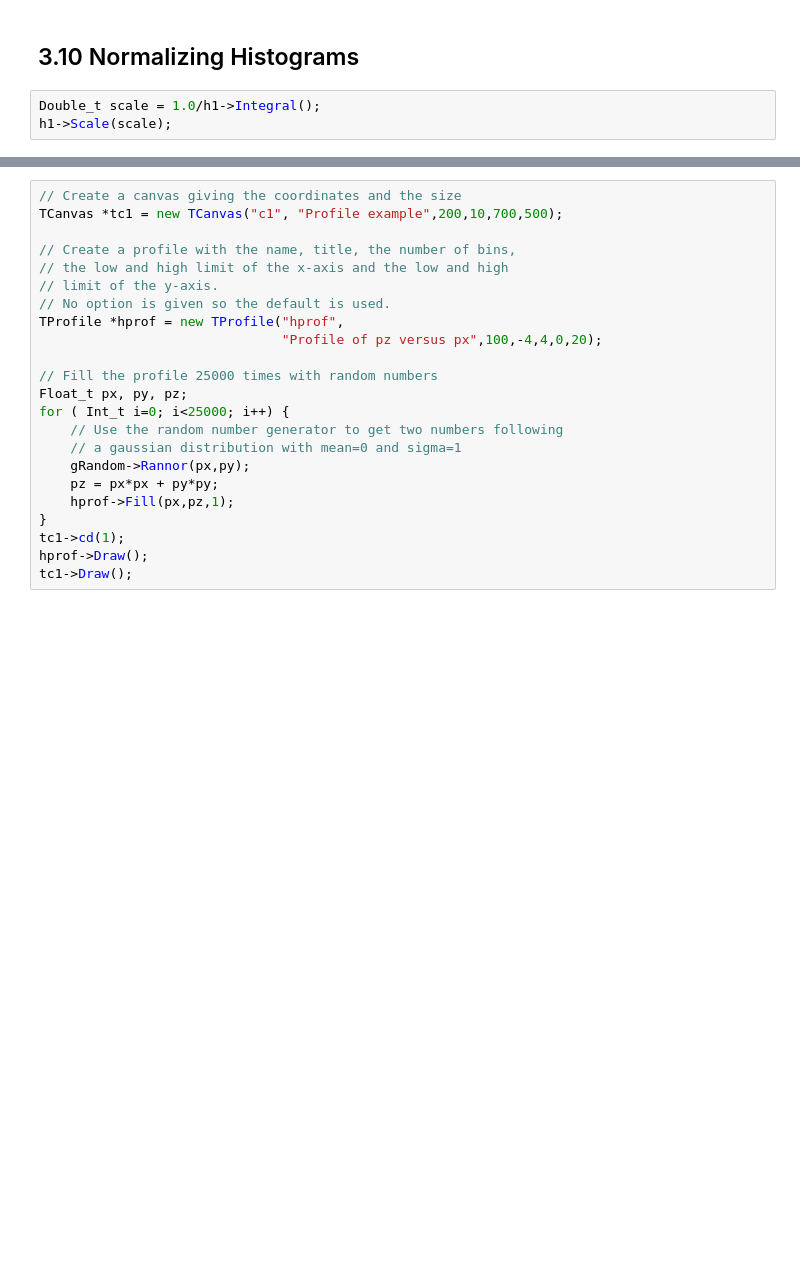
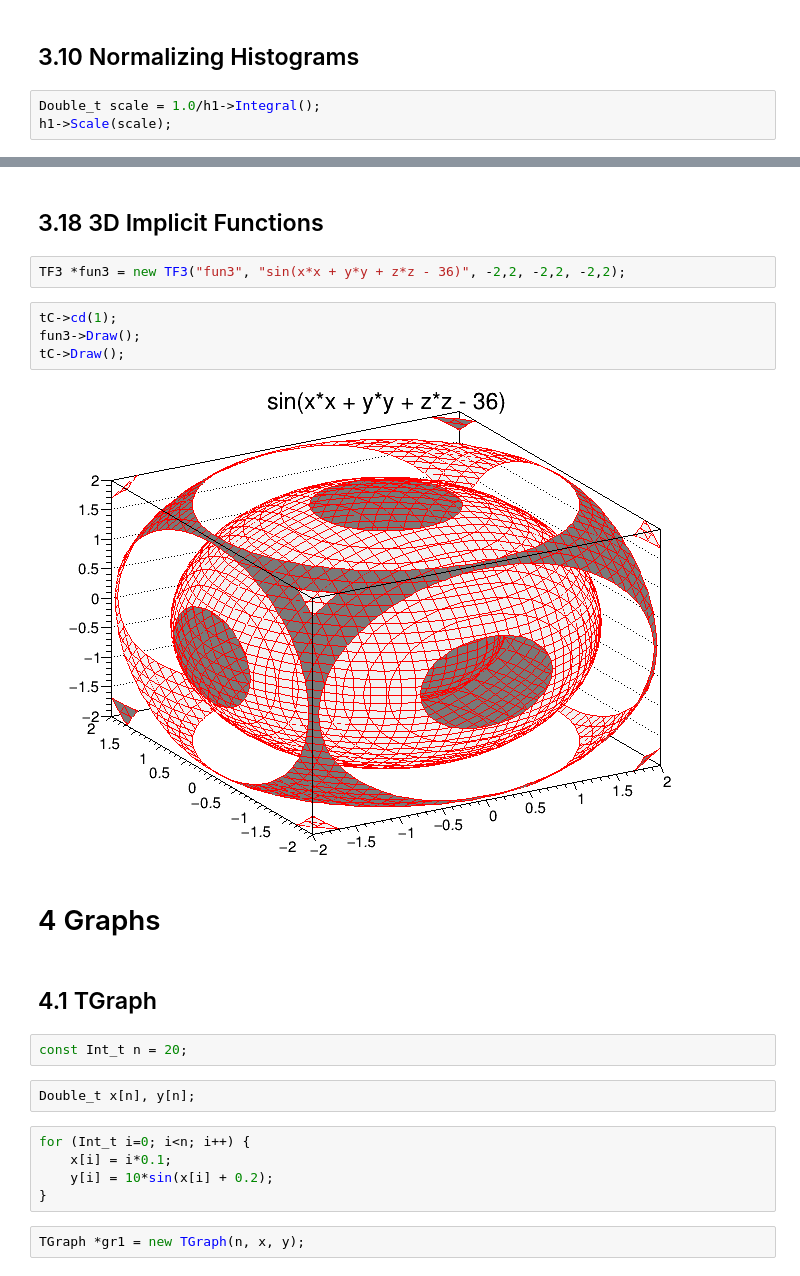
Before and after one commit to Axect/ROOT, a Jupyter notebook: ROOT Tutorial1.ipynb, the cells around one changed output, grey strips where cells are left out. Cells and saved outputs as stored; diff of their text form; blank space fills up the shorter version.

```diff
--- a/ROOT Tutorial1.ipynb
+++ b/ROOT Tutorial1.ipynb
@@ -211,23 +220,25 @@ tC->Draw();
-# %%
-// Create a canvas giving the coordinates and the size
-TCanvas *tc1 = new TCanvas("c1", "Profile example",200,10,700,500);
-
-// Create a profile with the name, title, the number of bins,
-// the low and high limit of the x-axis and the low and high
-// limit of the y-axis.
-// No option is given so the default is used.
-TProfile *hprof = new TProfile("hprof",
-                               "Profile of pz versus px",100,-4,4,0,20);
-
-// Fill the profile 25000 times with random numbers
-Float_t px, py, pz;
-for ( Int_t i=0; i<25000; i++) {
-    // Use the random number generator to get two numbers following
-    // a gaussian distribution with mean=0 and sigma=1
-    gRandom->Rannor(px,py);
-    pz = px*px + py*py;
-    hprof->Fill(px,pz,1);
-}
-tc1->cd(1);
-hprof->Draw();
-tc1->Draw();
+# %% [markdown]
+## 3.18 3D Implicit Functions
+# %%
+TF3 *fun3 = new TF3("fun3", "sin(x*x + y*y + z*z - 36)", -2,2, -2,2, -2,2);
+# %%
+tC->cd(1);
+fun3->Draw();
+tC->Draw();
+# %% [output]
+[figure, added]
+# %% [markdown]
+# 4 Graphs
+# %% [markdown]
+## 4.1 TGraph
+# %%
+const Int_t n = 20;
+# %%
+Double_t x[n], y[n];
+# %%
+for (Int_t i=0; i<n; i++) {
+    x[i] = i*0.1;
+    y[i] = 10*sin(x[i] + 0.2);
+}
+# %%
+TGraph *gr1 = new TGraph(n, x, y);
```
Also changed, not shown: parts of 7 cells of this notebook.
